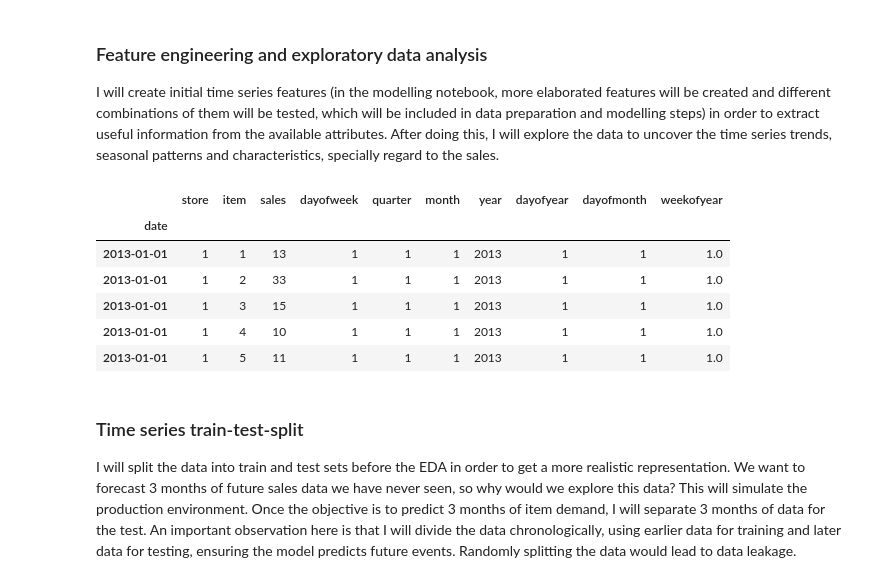
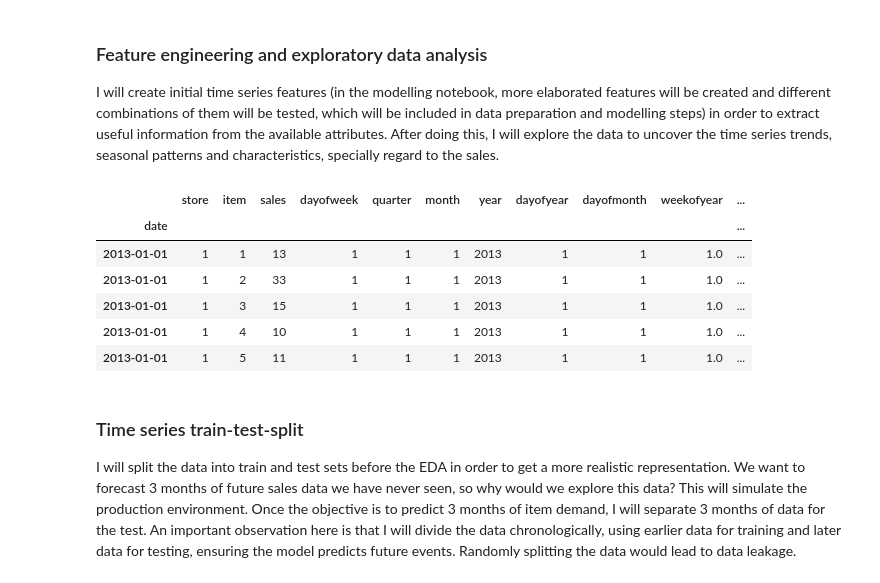
Before and after one commit to allmeidaapedro/Store-Item-Demand-Forecasting, a Jupyter notebook: notebooks/eda.ipynb, the cells around one changed output. Saved outputs shown, nothing was run; the diff lists cells and outputs as text; code cells hidden in the pictures.

```diff
--- a/notebooks/eda.ipynb
+++ b/notebooks/eda.ipynb
@@ -48,7 +51,7 @@ sns.set_theme(style='whitegrid')
 - In this step, I intend to initially understand the data, assessing its dimensions, features, features datatypes, descriptive statistics, missing values and duplicated values.
 # %%
 data_path = '../input/train.csv'
-df_raw = pd.read_csv(data_path)
+df = pd.read_csv(data_path)
 # %%
 df.head()
 # %% [output]
@@ -160,15 +150,14 @@ def eda_time_series_features(data):
-# %%
-df = eda_time_series_features(df)
-# %%
-df.head()
-# %% [output]
-|  | store | item | sales | dayofweek | quarter | month | year | dayofyear | dayofmonth | weekofyear |
-| date |  |  |  |  |  |  |  |  |  |  |
-| 2013-01-01 | 1 | 1 | 13 | 1 | 1 | 1 | 2013 | 1 | 1 | 1.0 |
-| 2013-01-01 | 1 | 2 | 33 | 1 | 1 | 1 | 2013 | 1 | 1 | 1.0 |
-| 2013-01-01 | 1 | 3 | 15 | 1 | 1 | 1 | 2013 | 1 | 1 | 1.0 |
-| 2013-01-01 | 1 | 4 | 10 | 1 | 1 | 1 | 2013 | 1 | 1 | 1.0 |
-| 2013-01-01 | 1 | 5 | 11 | 1 | 1 | 1 | 2013 | 1 | 1 | 1.0 |
+# %%
+df = create_time_series_features(data=df, target='sales', date_related=True)
+df.head()
+# %% [output]
+|  | store | item | sales | dayofweek | quarter | month | year | dayofyear | dayofmonth | weekofyear | ... |
+| date |  |  |  |  |  |  |  |  |  |  | ... |
+| 2013-01-01 | 1 | 1 | 13 | 1 | 1 | 1 | 2013 | 1 | 1 | 1.0 | ... |
+| 2013-01-01 | 1 | 2 | 33 | 1 | 1 | 1 | 2013 | 1 | 1 | 1.0 | ... |
+| 2013-01-01 | 1 | 3 | 15 | 1 | 1 | 1 | 2013 | 1 | 1 | 1.0 | ... |
+| 2013-01-01 | 1 | 4 | 10 | 1 | 1 | 1 | 2013 | 1 | 1 | 1.0 | ... |
+| 2013-01-01 | 1 | 5 | 11 | 1 | 1 | 1 | 2013 | 1 | 1 | 1.0 | ... |
 # %% [markdown]
 ### Time series train-test-split
 I will split the data into train and test sets before the EDA in order to get a more realistic representation. We want to forecast 3 months of future sales data we have never seen, so why would we explore this data? This will simulate the production environment. Once the objective is to predict 3 months of item demand, I will separate 3 months of data for the test. An important observation here is that I will divide the data chronologically, using earlier data for training and later data for testing, ensuring the model predicts future events. Randomly splitting the data would lead to data leakage.
```
Also changed, not shown: parts of 19 cells of this notebook, 14 other files.
